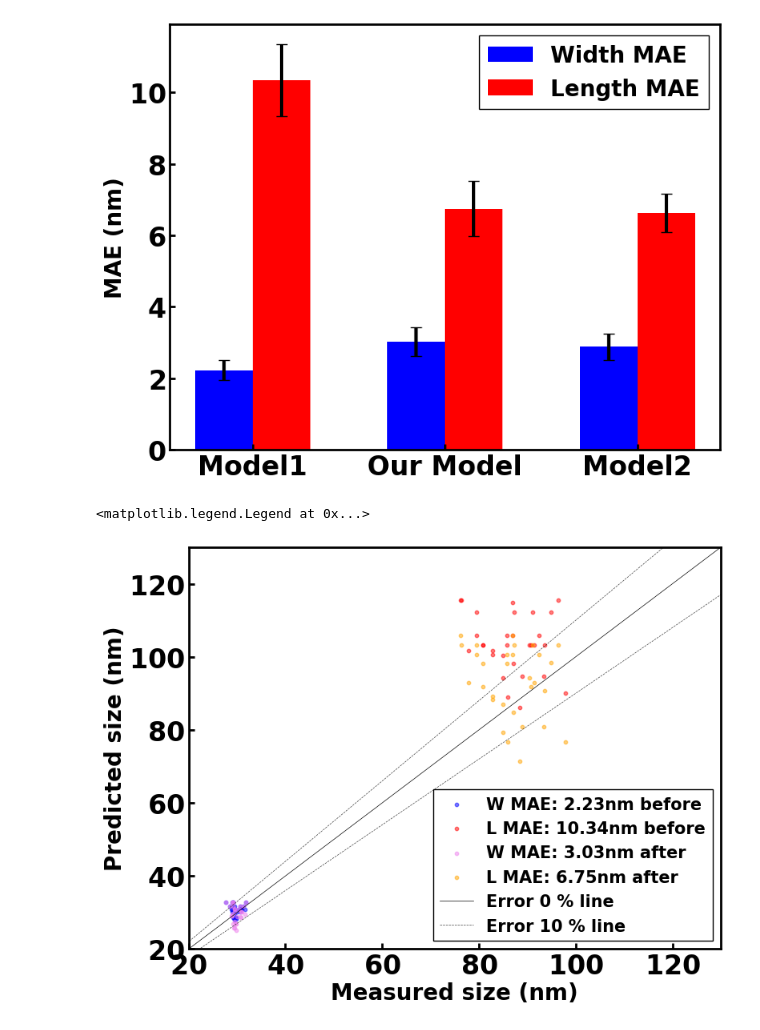
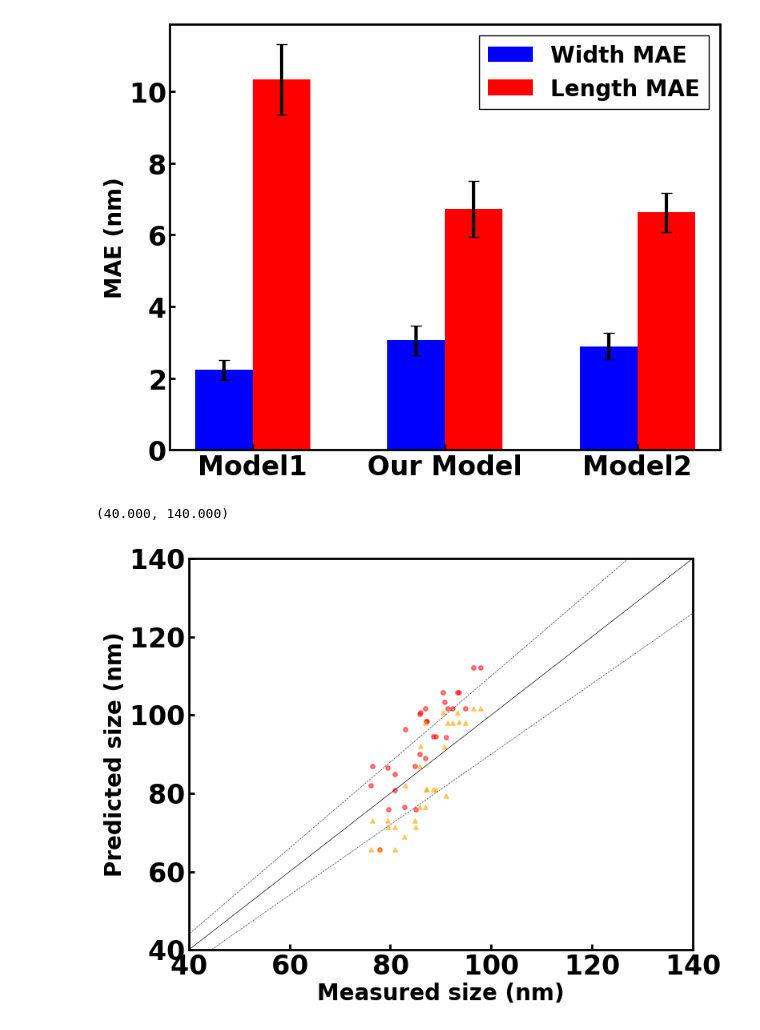
Before and after one commit to SWAN88/AuNR_DA, a Jupyter notebook: 090624_figure3.ipynb, the cells around one changed output. Drawn from its saved outputs; the diff is of its cells as text; code cells hidden in the pictures.

```diff
--- a/090624_figure3.ipynb
+++ b/090624_figure3.ipynb
@@ -367,7 +362,7 @@ yl_pred1 = yl_pred1_df['model' + str(model_to_vis+1)]
 ITO_nsub = 1.96
 ITO_Eres, ITO_Linewidth = numerical_method(ito_data, combined_data, target_nsub=ITO_nsub)
 X_glass['eres'] = ITO_Eres
-X_glass['linewidth'] = ITO_Linewidth
+# X_glass['linewidth'] = ITO_Linewidth
 # %%
 maew2_array = np.array([])
 mael2_array = np.array([])
@@ -486,29 +479,37 @@ plt.legend(fontsize=20)
 # %% [output]
 <matplotlib.legend.Legend at 0x...>
 [figure]
+# %%
+model_to_vis = mael1_array.argmin()
+# model_to_vis = 14
+yw_pred1 = yw_pred1_df['model' + str(model_to_vis+1)]
+yl_pred1 = yl_pred1_df['model' + str(model_to_vis+1)]
+
+yw_pred2 = yw_pred2_df['model' + str(model_to_vis+1)]
+yl_pred2 = yl_pred2_df['model' + str(model_to_vis+1)]
 # %%
 fig, ax = plt.subplots()
 
-ax.scatter(yw_exp_ito, yw_pred1, s=10, c='b', alpha=.5, label=f'W MAE: {round(maew1_array.mean(), 2)}nm before')
-ax.scatter(yl_exp_ito, yl_pred1, s=10, c='r', alpha=.5, label=f'L MAE: {round(mael1_array.mean(), 2)}nm before')
+# ax.scatter(yw_exp_ito, yw_pred1, s=10, c='b', alpha=.5, label=f'W MAE: {round(maew1_array.mean(), 2)}nm before')
+ax.scatter(yl_exp_ito, yl_pred1, s=15, c='r', alpha=.5, label=f'L MAE: {round(mael1_array.mean(), 2)}nm before')
 
-ax.scatter(yw_exp_ito, yw_pred2, s=10, c='violet', alpha=.5, label=f'W MAE: {round(maew2_array.mean(), 2)}nm after')
-ax.scatter(yl_exp_ito, yl_pred2, s=10, c='orange', alpha=.5, label=f'L MAE: {round(mael2_array.mean(), 2)}nm after')
+# ax.scatter(yw_exp_ito, yw_pred2, s=10, c='violet', alpha=.5, label=f'W MAE: {round(maew2_array.mean(), 2)}nm after')
+ax.scatter(yl_exp_ito, yl_pred2, s=15, c='orange', marker='^', alpha=.5, label=f'L MAE: {round(mael2_array.mean(), 2)}nm after')
 
 x = np.arange(-1, 181)
 ax.plot(x, x, c='k', lw=0.5, label='Error 0 % line')
 ax.plot(x, 1.1*x, c='k', linestyle='--', lw=0.5, label='Error 10 % line', alpha=0.75)
 ax.plot(x, 0.9*x, c='k', linestyle='--', lw=0.5, alpha=0.75)
 
 ax.set_xlabel('Measured size (nm)')
 ax.set_ylabel('Predicted size (nm)')
-ax.set_xlim(20, 130)
-ax.set_ylim(20, 130)
-ax.legend(loc='lower right', fontsize=15)
+ax.set_xlim(40, 140)
+ax.set_ylim(40, 140)
+# ax.legend(loc='lower right', fontsize=15)
 # ax.text(0.01, 0.95, 'B', ha='left', va='top', transform=ax.transAxes, fontsize=30)
 # %% [output]
-<matplotlib.legend.Legend at 0x...>
+(40.000, 140.000)
-[figure, old version]
+[figure, new version]
 # %%
 fig, ax = plt.subplots()
 
```
Also changed, not shown: parts of 11 cells of this notebook, 1 other file.
